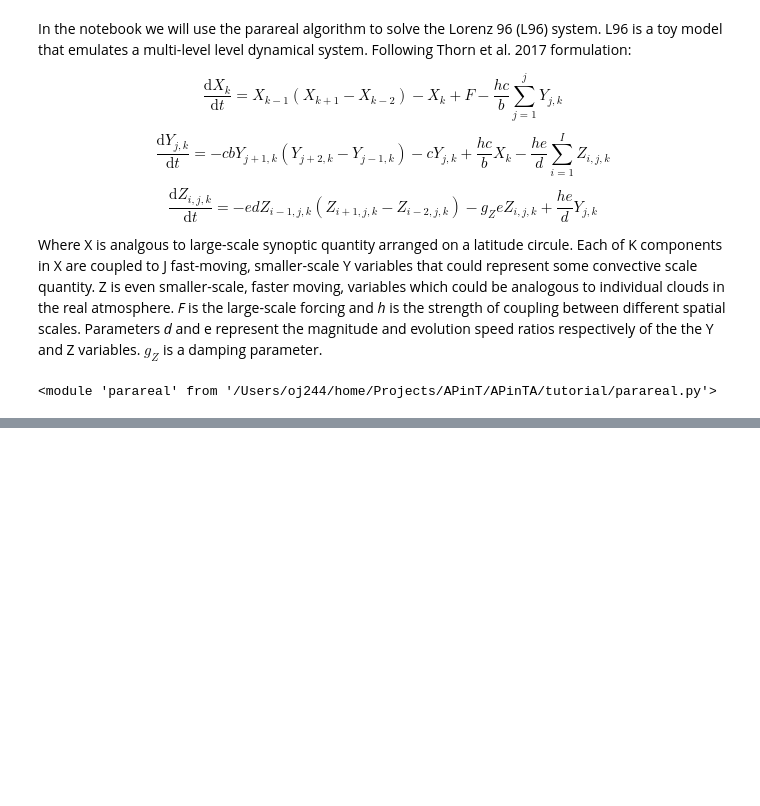
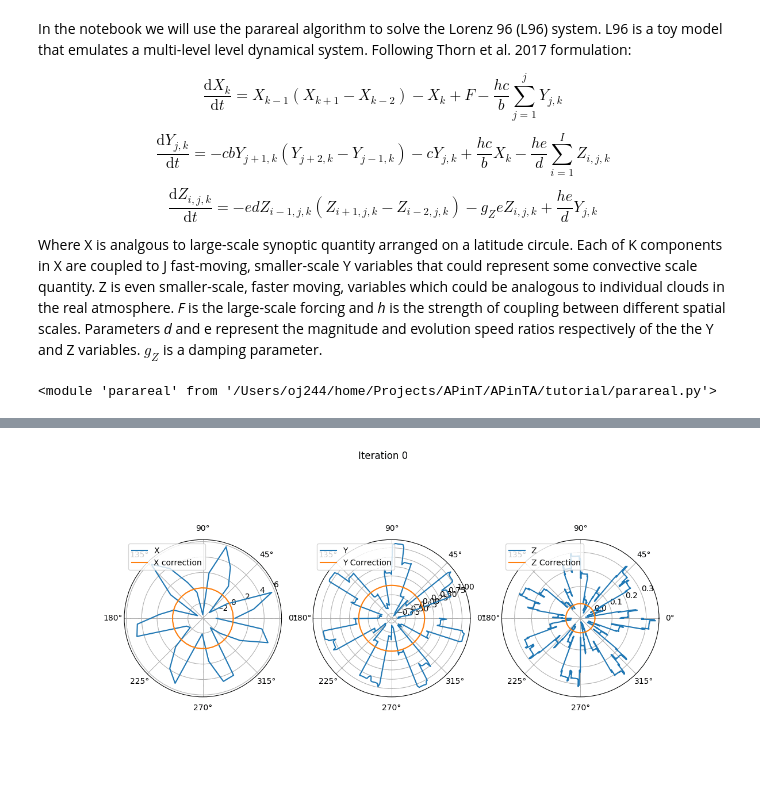
Before and after one commit to UniExeterRSE/APinTA, a Jupyter notebook: tutorial/l96_parareal.ipynb, the cells around one changed output, grey strips where cells are left out. Drawn from its saved outputs; the diff is of its cells as text; code cells hidden in the pictures; blank space fills up the shorter version.

```diff
--- a/tutorial/l96_parareal.ipynb
+++ b/tutorial/l96_parareal.ipynb
@@ -273,0 +260,6 @@ run_l96_parareal()
+# %%
+from IPython.display import Image
+with open('l96_animation_pr.gif','rb') as file:
+    display(Image(file.read()))
+# %% [output]
+[figure, added]
```
Also changed, not shown: parts of 1 cell of this notebook, 2 other files.
